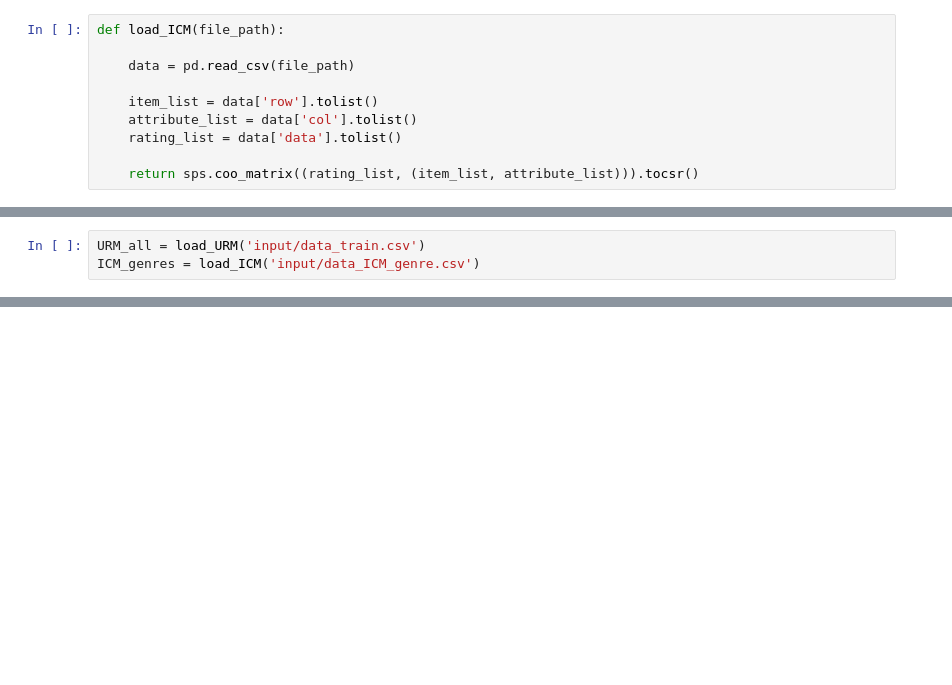
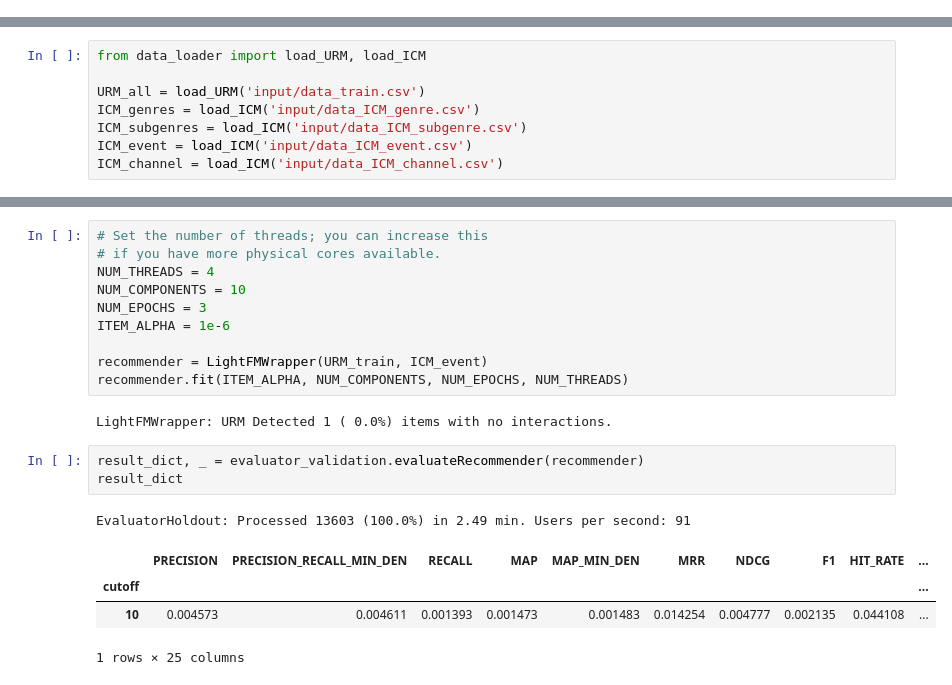
Before and after one commit to davidemerli/recsys-2021, a Jupyter notebook: hybrid_lightFM.ipynb, the cells around one changed output, grey strips where cells are left out. Saved outputs shown, nothing was run; the diff lists cells and outputs as text; blank space fills up the shorter version.

```diff
--- a/hybrid_lightFM.ipynb
+++ b/hybrid_lightFM.ipynb
@@ -23,10 +13,0 @@ def load_URM(file_path):
-# %%
-def load_ICM(file_path):
-
-    data = pd.read_csv(file_path)
-
-    item_list = data['row'].tolist()
-    attribute_list = data['col'].tolist()
-    rating_list = data['data'].tolist()
-
-    return sps.coo_matrix((rating_list, (item_list, attribute_list))).tocsr()
@@ -33,4 +16,9 @@ def load_ICM(file_path):
 # %%
+from data_loader import load_URM, load_ICM
+
 URM_all = load_URM('input/data_train.csv')
 ICM_genres = load_ICM('input/data_ICM_genre.csv')
+ICM_subgenres = load_ICM('input/data_ICM_subgenre.csv')
+ICM_event = load_ICM('input/data_ICM_event.csv')
+ICM_channel = load_ICM('input/data_ICM_channel.csv')
 # %%
@@ -85,3 +220,24 @@ class LightFMWrapper(BaseRecommender):
                                                                  items_to_compute)
 
         return item_scores
+# %%
+# Set the number of threads; you can increase this
+# if you have more physical cores available.
+NUM_THREADS = 4
+NUM_COMPONENTS = 10
+NUM_EPOCHS = 3
+ITEM_ALPHA = 1e-6
+
+recommender = LightFMWrapper(URM_train, ICM_event)
+recommender.fit(ITEM_ALPHA, NUM_COMPONENTS, NUM_EPOCHS, NUM_THREADS)
+# %% [output]
+LightFMWrapper: URM Detected 1 ( 0.0%) items with no interactions.
+# %%
+result_dict, _ = evaluator_validation.evaluateRecommender(recommender)
+result_dict
+# %% [output]
+EvaluatorHoldout: Processed 13603 (100.0%) in 2.49 min. Users per second: 91
+|  | PRECISION | PRECISION_RECALL_MIN_DEN | RECALL | MAP | MAP_MIN_DEN | MRR | NDCG | F1 | HIT_RATE | ... |
+| cutoff |  |  |  |  |  |  |  |  |  | ... |
+| 10 | 0.004573 | 0.004611 | 0.001393 | 0.001473 | 0.001483 | 0.014254 | 0.004777 | 0.002135 | 0.044108 | ... |
+1 rows × 25 columns
```
Also changed, not shown: parts of 21 cells of this notebook, 2 other files.
